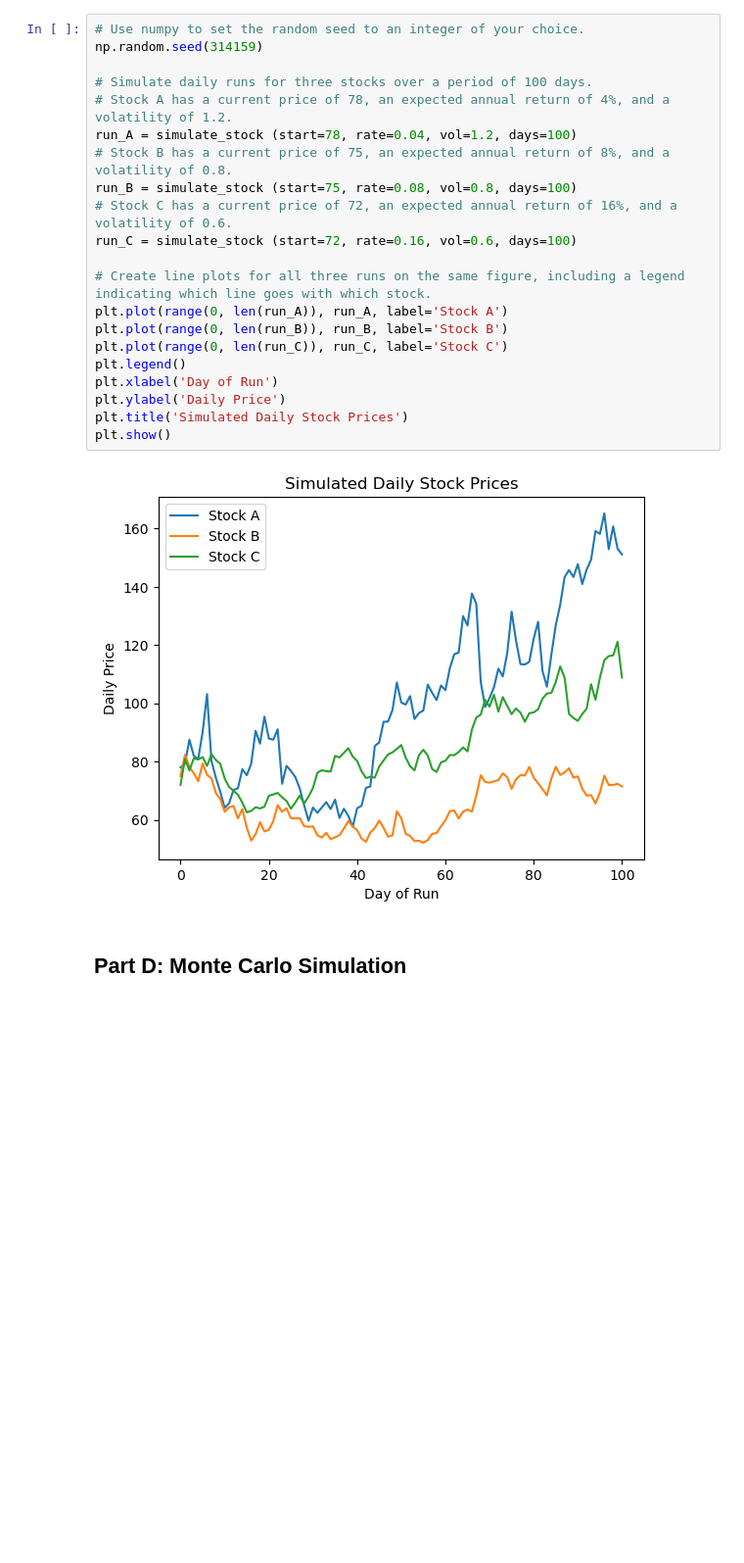
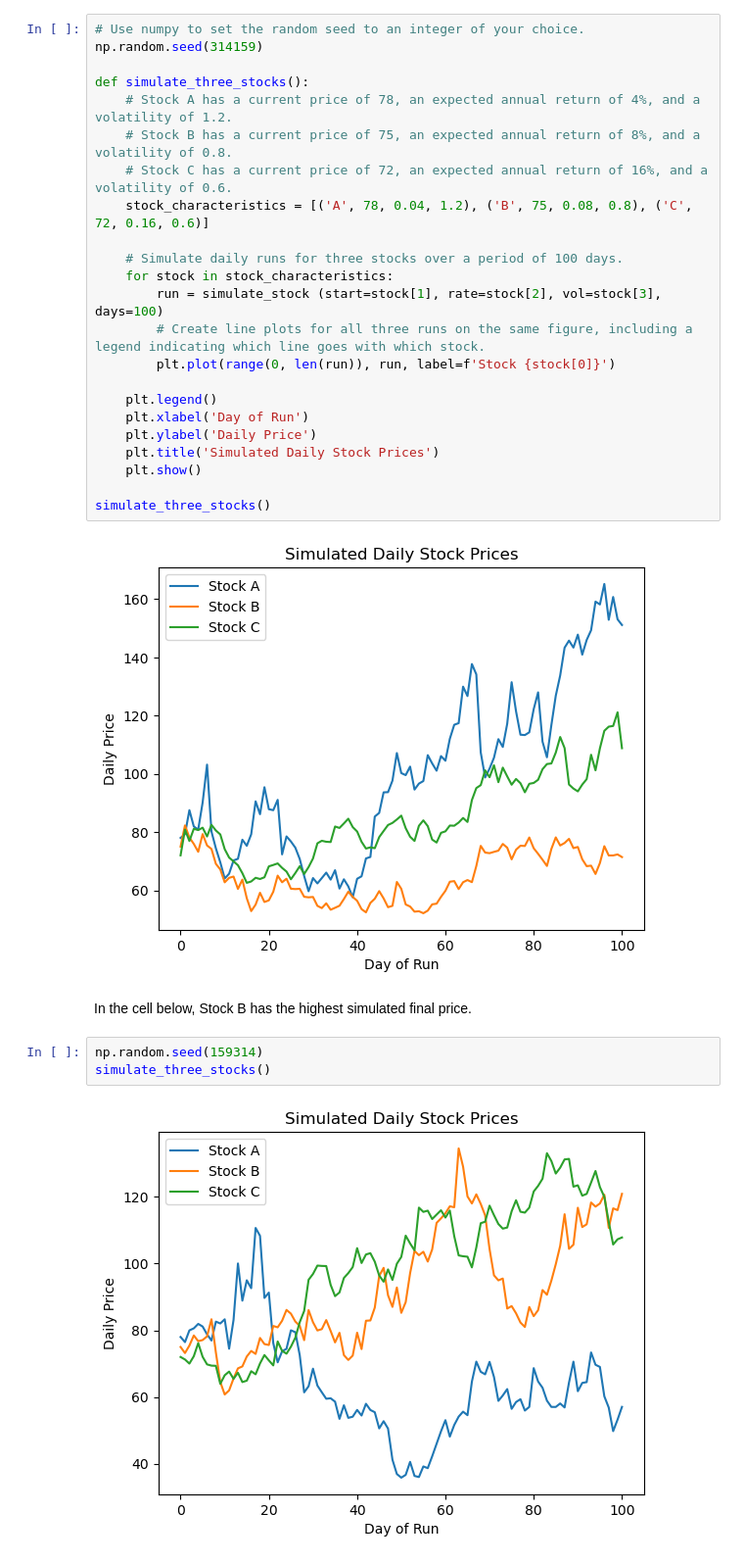
Before and after one commit to slylockfox/Maryville-DSCI-503-2, a Jupyter notebook: Project_02_Snyder.ipynb, the cells around one changed output. Shown at 98% size. Saved outputs shown, nothing was run; the diff lists cells and outputs as text; blank space fills up the shorter version.

Commit message:
project 2 part D

```diff
--- a/Project_02_Snyder.ipynb
+++ b/Project_02_Snyder.ipynb
@@ -115,24 +117,31 @@ In the cell below, Stock A has the highest simulated final price.
 # Use numpy to set the random seed to an integer of your choice.
 np.random.seed(314159)
 
-# Simulate daily runs for three stocks over a period of 100 days.
-# Stock A has a current price of 78, an expected annual return of 4%, and a volatility of 1.2.
-run_A = simulate_stock (start=78, rate=0.04, vol=1.2, days=100)
-# Stock B has a current price of 75, an expected annual return of 8%, and a volatility of 0.8.
-run_B = simulate_stock (start=75, rate=0.08, vol=0.8, days=100)
-# Stock C has a current price of 72, an expected annual return of 16%, and a volatility of 0.6.
-run_C = simulate_stock (start=72, rate=0.16, vol=0.6, days=100)
+def simulate_three_stocks():
+    # Stock A has a current price of 78, an expected annual return of 4%, and a volatility of 1.2.
+    # Stock B has a current price of 75, an expected annual return of 8%, and a volatility of 0.8.
+    # Stock C has a current price of 72, an expected annual return of 16%, and a volatility of 0.6.
+    stock_characteristics = [('A', 78, 0.04, 1.2), ('B', 75, 0.08, 0.8), ('C', 72, 0.16, 0.6)]
 
-# Create line plots for all three runs on the same figure, including a legend indicating which line goes with which stock.
-plt.plot(range(0, len(run_A)), run_A, label='Stock A')
-plt.plot(range(0, len(run_B)), run_B, label='Stock B')
-plt.plot(range(0, len(run_C)), run_C, label='Stock C')
-plt.legend()
-plt.xlabel('Day of Run')
-plt.ylabel('Daily Price')
-plt.title('Simulated Daily Stock Prices')
-plt.show()
+    # Simulate daily runs for three stocks over a period of 100 days.
+    for stock in stock_characteristics:
+        run = simulate_stock (start=stock[1], rate=stock[2], vol=stock[3], days=100)
+        # Create line plots for all three runs on the same figure, including a legend indicating which line goes with which stock.
+        plt.plot(range(0, len(run)), run, label=f'Stock {stock[0]}')
+
+    plt.legend()
+    plt.xlabel('Day of Run')
+    plt.ylabel('Daily Price')
+    plt.title('Simulated Daily Stock Prices')
+    plt.show()
+
+simulate_three_stocks()
 # %% [output]
 [figure]
-# %% [markdown]
-## Part D: Monte Carlo Simulation
+# %% [markdown]
+In the cell below, Stock B has the highest simulated final price.
+# %%
+np.random.seed(159314)
+simulate_three_stocks()
+# %% [output]
+[figure, added]
```
Also changed, not shown: parts of 10 cells of this notebook.
